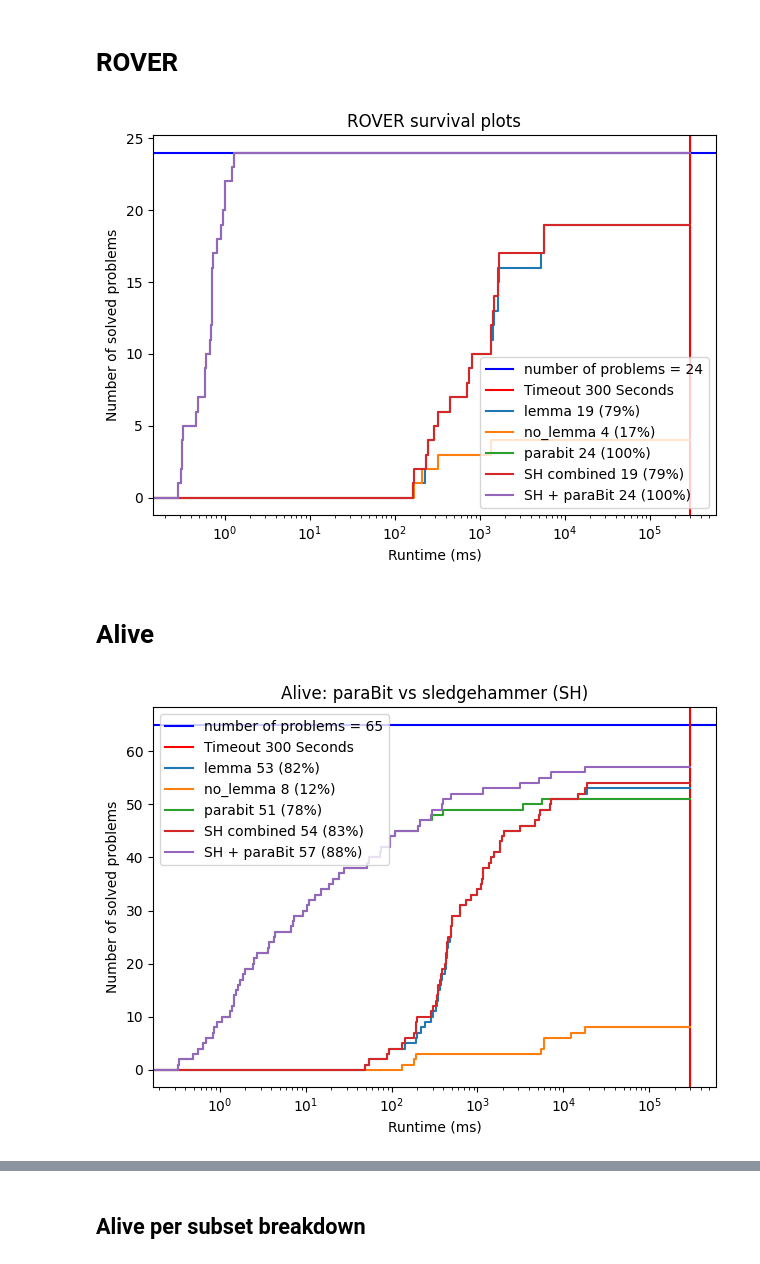
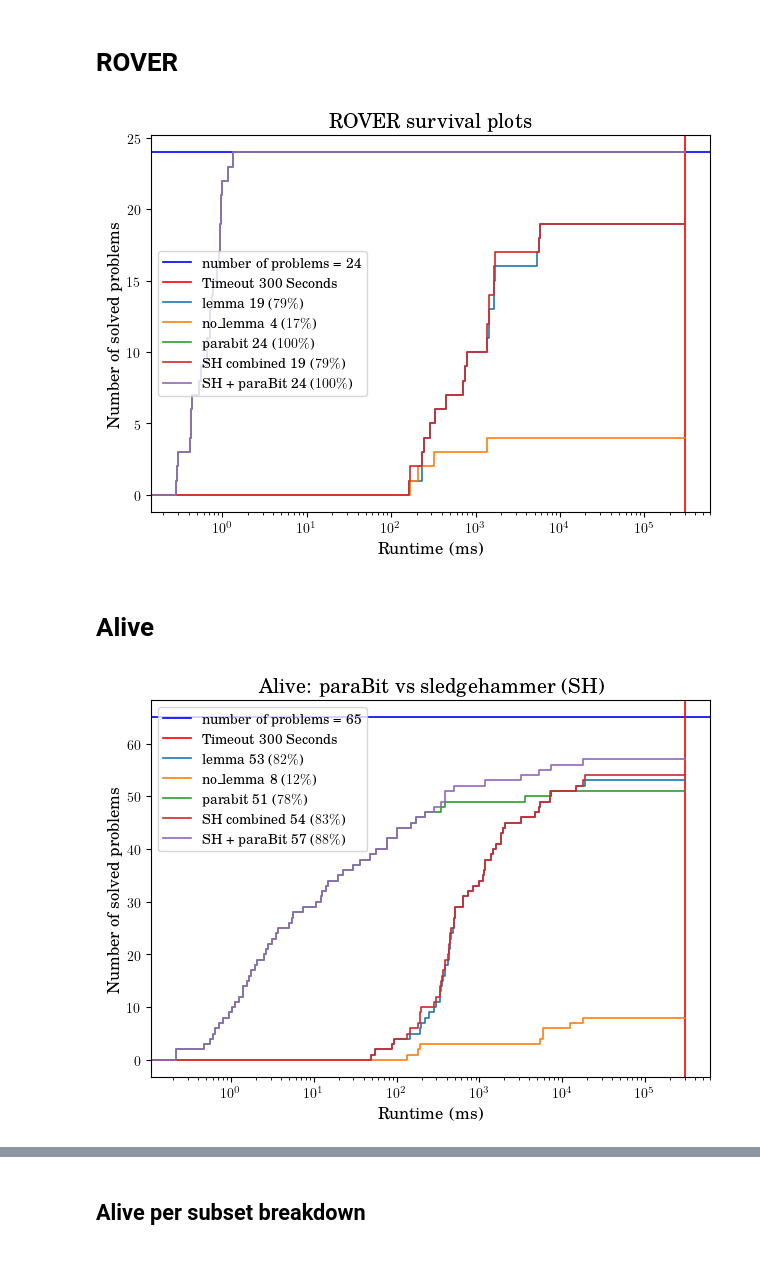
Before and after one commit to luigirinaldi/fyp, a Jupyter notebook: gen_graphs/scripts/graphing/eval_graphs.ipynb, the cells around one changed output, grey strips where cells are left out. Cells and saved outputs as stored; diff of their text form; code cells hidden in the pictures.

Commit message:
move to latex

```diff
--- a/gen_graphs/scripts/graphing/eval_graphs.ipynb
+++ b/gen_graphs/scripts/graphing/eval_graphs.ipynb
@@ -8,6 +8,7 @@ import math
 import json
 
 from utils import load_egraph_data, get_egraph_from_dir, get_dataframes, parse_stop, load_sledge_data, prepare_step_data
+plt.style.use('./latex_style.mplstyle')
 
 
 data_dir = "../../data/"
@@ -134,7 +135,7 @@ def plot_cactus(ax, dataframe, timeout = None, pltopts = None):
 
         line_opts = pltopts.get(name, {}) if pltopts else {}
 
-        ax.plot(x, y, drawstyle="steps-post", label=f"{name} {len(solved)} ({len(solved)/num_problems:.0%})", **line_opts)
+        ax.plot(x, y, drawstyle="steps-post", label=f"{name} {len(solved)} (${100*len(solved)/num_problems:.0f}\\%$) ", **line_opts)
 
     ax.set_xlabel('Runtime (ms)')
     ax.set_ylabel('Number of solved problems')
@@ -180,22 +181,22 @@ plt.show()
 # %%
 fig_dest = '../../out/eval/img/'
 os.makedirs(fig_dest, exist_ok=True)
 
 data = sledge['rover'].copy()
 data['parabit'] = egraph['rover']['runtime']
 
 data['SH combined'] = data[['lemma', 'no_lemma']].apply(combine_results, axis=1)
 data['SH + paraBit'] = data[['SH combined', 'parabit']].apply(combine_results, axis=1)
 
 fig, ax = plt.subplots()
 ax.set_title('ROVER survival plots')
 plot_cactus(ax, data, 5*60*1000)
-ax.legend()
+ax.legend(loc='center left')
 plt.tight_layout()
 plt.savefig(f"{fig_dest}rover_survival.pdf")
 plt.show()
 # %% [output]
-[figure, old version]
+[figure, new version]
 # %% [markdown]
 # Alive
 # %%
@@ -221,7 +222,7 @@ plt.tight_layout()
 plt.savefig(f"{fig_dest}alive_sh_survival.pdf")
 plt.show()
 # %% [output]
-[figure, old version]
+[figure, new version]
 # %%
 towards_comp = filtered.copy()
 towards_comp['parabit'] = egraph['alive']['runtime'].where(egraph['alive']['stop_reason'] == 'Equivalent')
```
Also changed, not shown: parts of 8 cells of this notebook, 2 other files.
